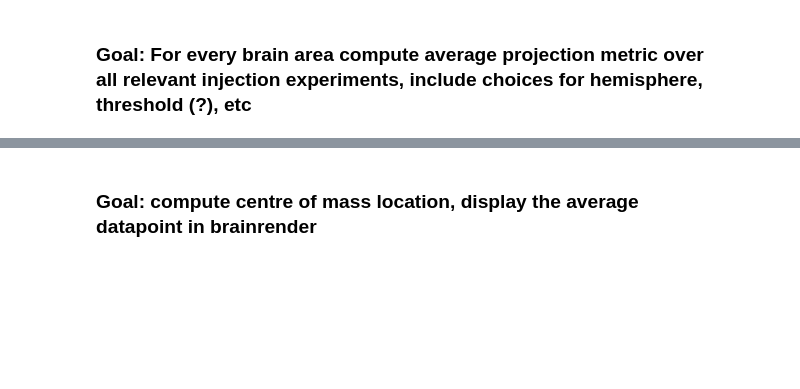
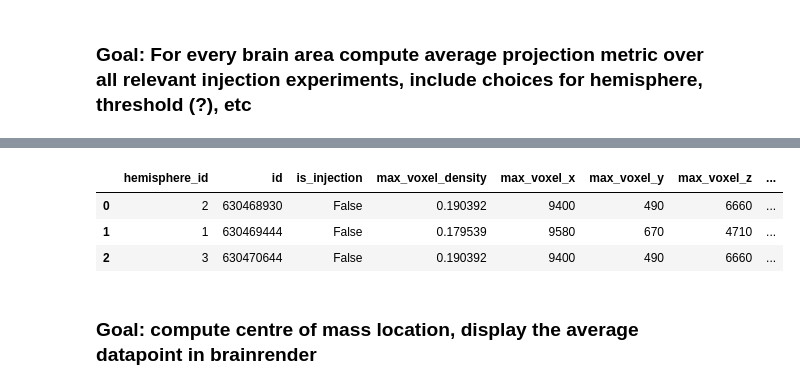
Before and after one commit to ikharitonov/allen-data-mining, a Jupyter notebook: connectivity/injection_sites_average.ipynb, the cells around one changed output, grey strips where cells are left out. Drawn from its saved outputs; the diff is of its cells as text; code cells hidden in the pictures; blank space fills up the shorter version.

Commit message:
experiment filtering

```diff
--- a/connectivity/injection_sites_average.ipynb
+++ b/connectivity/injection_sites_average.ipynb
@@ -122,3 +62,20 @@ struct_set
 | 314 | SNr | 330.0 | FF90FF | 5 | False | 734881840 | 1 | 822 | ... |
 | 315 | CP | 83.0 | 98D6F9 | 6 | False | 734881840 | 1 | 573 | ... |
 316 rows × 21 columns
+# %%
+# SANITY CHECK
+
+# make a copy of experiment df
+unmatched_df = df.copy()
+num_collected_exps = 0
+
+# loop through brain areas, removing experiments successfully matching with an area
+for area_id in struct_set['id']:
+    indexes_to_drop = df.index[df['structure-id']==area_id]
+    num_collected_exps += len(indexes_to_drop)
+    unmatched_df = unmatched_df.drop(indexes_to_drop)
+    # if area_id == 329: break
+
+# display df with unmatched experiments
+print(num_collected_exps)
+unmatched_df
@@ -206,8 +152,18 @@ df[df['id']==593277684]
 # %%
+# selecting experiments with a single hemisphere datapoint
+
+temp_dict = {}
+
 for area_id, exps in filtered_area_experiment_id_dict.items():
-    print(area_id)
+    temp_dict[area_id] = []
+    print("area",area_id)
+    hemisphere_exps_count = [0,0,0] # list with numbers of experiments with 0/1/2 hemispheres in unionized data selected for a particular structure
     for exp in exps:
         exp_data = pd.DataFrame(rma.model_query("ProjectionStructureUnionize", criteria="[is_injection$eqtrue][section_data_set_id$eq"+str(exp)+"]"))
-        print(exp_data[(exp_data['id']==df[df['id']==exp]['structure-id'].item()) & (exp_data['hemisphere_id'] != 3)]['hemisphere_id'].item())
+        temp = list(exp_data[(exp_data['structure_id']==df[df['id']==exp]['structure-id'].item()) & (exp_data['hemisphere_id'] != 3)]['hemisphere_id'])
+        hemisphere_exps_count[len(temp)] = hemisphere_exps_count[len(temp)] + 1
+        if len(temp)==1: temp_dict[area_id].append(exp)
+    print("no hemispheres",hemisphere_exps_count[0],"one hemispheres",hemisphere_exps_count[1],"two hemispheres",hemisphere_exps_count[2])
     print("===")
+filtered_area_experiment_id_dict = temp_dict
 # %% [output]
@@ -219,5 +190,12 @@ ValueError: can only convert an array of size 1 to a Python scalar
 
 #         unionize_data = pd.DataFrame(rma.model_query("ProjectionStructureUnionize", criteria="section_data_set[id$eq"+str(exp)+"]", include="structure[id$eq"+str(main_structure_id)+"]"))
 #         print(len(unionize_data))
+# %%
+pd.DataFrame(rma.model_query("ProjectionStructureUnionize", criteria="section_data_set[id$eq"+str(exp)+"]", include="structure[id$eq"+str(main_structure_id)+"]"))
+# %% [output]
+|  | hemisphere_id | id | is_injection | max_voxel_density | max_voxel_x | max_voxel_y | max_voxel_z | ... |
+| 0 | 2 | 630468930 | False | 0.190392 | 9400 | 490 | 6660 | ... |
+| 1 | 1 | 630469444 | False | 0.179539 | 9580 | 670 | 4710 | ... |
+| 2 | 3 | 630470644 | False | 0.190392 | 9400 | 490 | 6660 | ... |
 # %% [markdown]
 ### Goal: compute centre of mass location, display the average datapoint in brainrender
```
Also changed, not shown: parts of 28 cells of this notebook.
